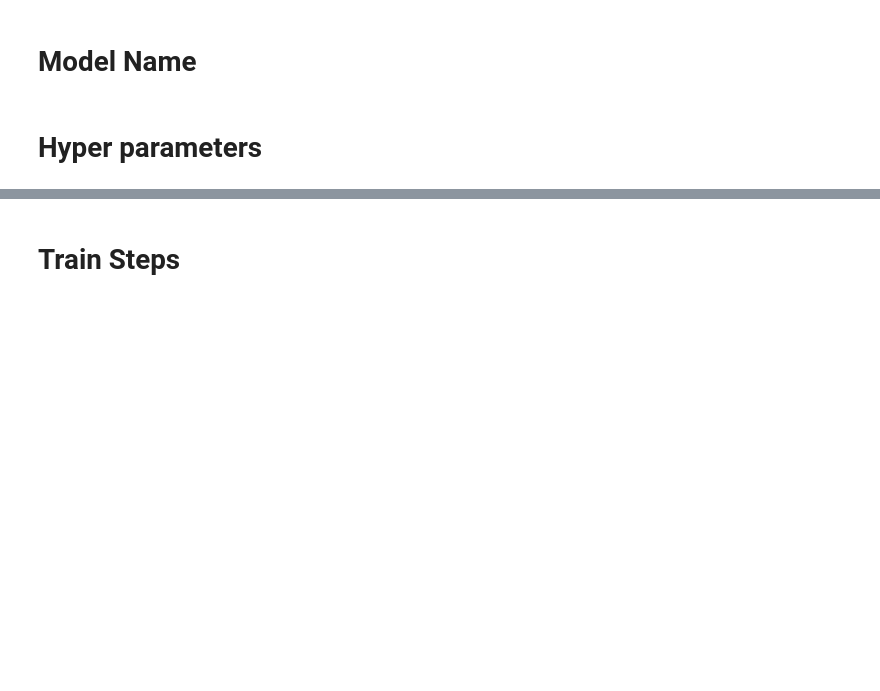
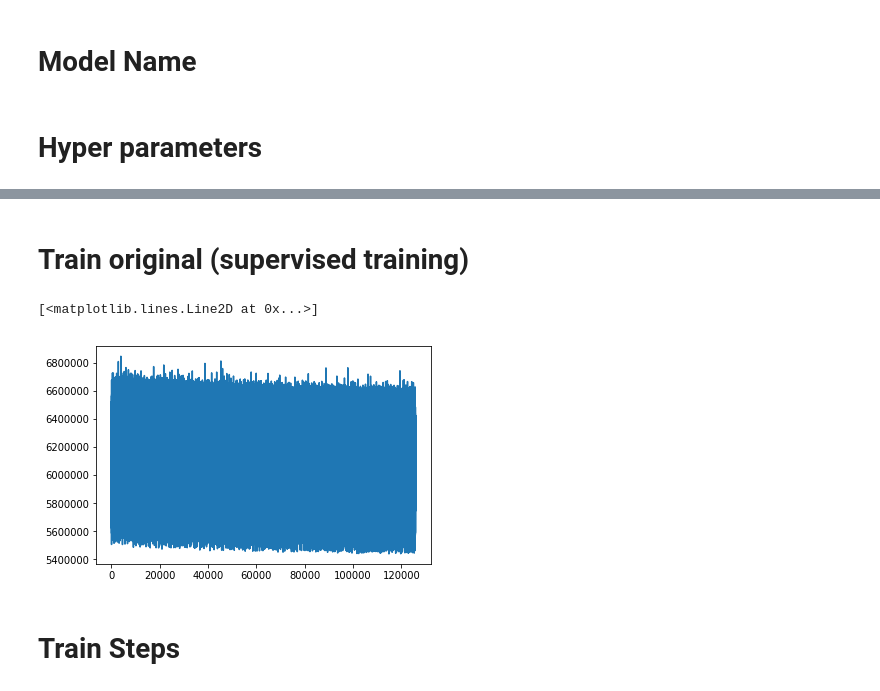
Before and after one commit to tmulc18/S2SCycleGAN, a Jupyter notebook: nbs/GAN Simple.ipynb, the cells around one changed output, grey strips where cells are left out. Cells and saved outputs as stored; diff of their text form; code cells hidden in the pictures; blank space fills up the shorter version.

```diff
--- a/nbs/GAN Simple.ipynb
+++ b/nbs/GAN Simple.ipynb
@@ -314,0 +375,4 @@ k = 1
+# %%
+x_data,y_data = b.getBatch()
+fd = {x:x_data,y:y_data}
+ld,grads = sess.run([loss1,grad_d],feed_dict=fd)
@@ -314,0 +405,2 @@ k = 1
+# %% [markdown]
+# Train original (supervised training)
@@ -315,2 +420,7 @@ k = 1
+# %%
+plt.plot(losses)
+# %% [output]
+[<matplotlib.lines.Line2D at 0x...>]
+[figure, added]
 # %% [markdown]
 # Train Steps
```
Also changed, not shown: parts of 27 cells of this notebook, 9 other files.
